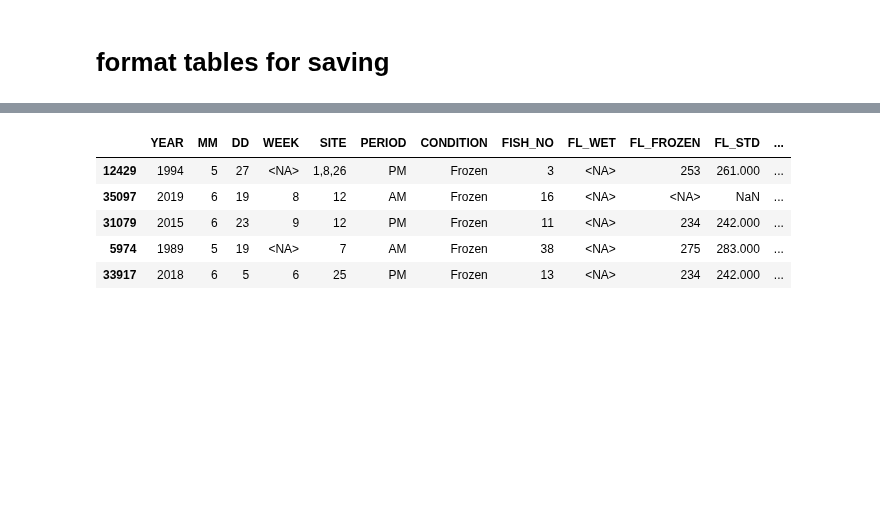
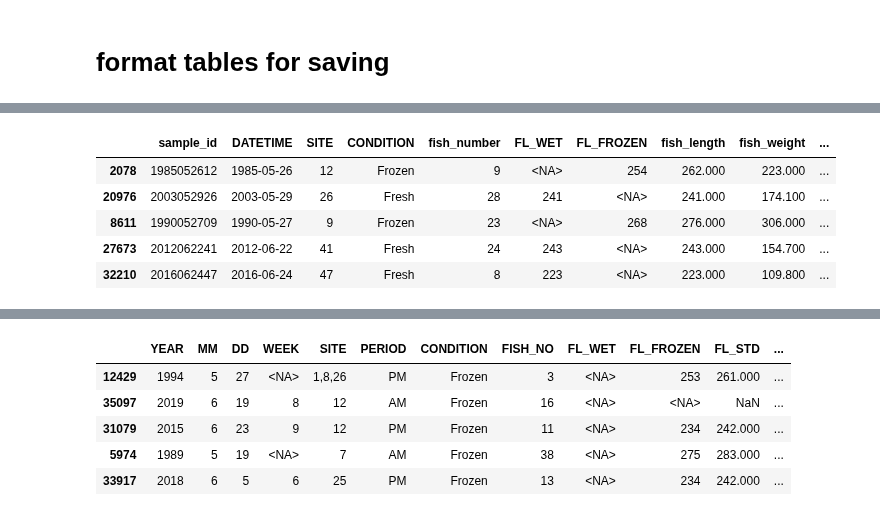
Before and after one commit to dfo-gulf-science/Gaspereau, a Jupyter notebook: 8. Data Wrangling - matching and creating tables.ipynb, the cells around one changed output, grey strips where cells are left out. Cells and saved outputs as stored; diff of their text form; code cells hidden in the pictures; blank space fills up the shorter version.

```diff
--- a/8. Data Wrangling - matching and creating tables.ipynb
+++ b/8. Data Wrangling - matching and creating tables.ipynb
@@ -361,13 +358,13 @@ gaspereau_sample.sample(5)
 # %%
-# SAMPLE DATA
 """uses all detail-related data available - doesn't match well with herring_fishdetail table"""
 
+# ALL CAPS used for unmatched fields
 rename_FD = {
-    'sample_id', 'DATETIME', 'SITE1', 'CONDITION', 'FISH_NO', 'FL_WET',
-    'FL_FROZEN', 'FL_STD', 'WEIGHT', 'SPECIES', 'SEX', 'MATURITY',
-    'GONAD_WEIGHT', '1st Person Aging', 'AGE', 'FSP', 'Comments',
-    '2nd Person Aging', 'AGE.1', 'FSP.1', 'Comments.1', 'Envelop Comments',
-    'AGE_notes', 'FSP_notes'
+    'SITE1': 'SITE', 'FISH_NO': 'fish_number', 'FL_STD': 'fish_length',
+    'WEIGHT': 'fish_weight', 'MATURITY': 'maturity_id',
+    'GONAD_WEIGHT': 'gonad_weight', '1st Person Aging': 'AGING_PERSON_1', 'AGE': 'AGE_1', 'FSP': 'FSP_1',
+    'Comments': 'AGE_COMMENTS_1', '2nd Person Aging': 'AGING_PERSON_2', 'AGE.1': 'AGE_2', 'FSP.1': 'FSP_2',
+    'Comments.1': 'AGE_COMMENTS_2', 'Envelop Comments': 'remarks', 'AGE_notes': 'AGE_NOTES', 'FSP_notes': 'FSP_NOTES'
 }
 
 gaspereau_fishdetails = df_FD[[
@@ -375,7 +372,7 @@ gaspereau_fishdetails = df_FD[[
     'CONDITION', 'FISH_NO', 'FL_WET', 'FL_FROZEN', 'FL_STD', 'WEIGHT', 'SPECIES', 'SEX', 'MATURITY',
     'GONAD_WEIGHT', '1st Person Aging', 'AGE', 'FSP', 'Comments', '2nd Person Aging', 'AGE.1', 'FSP.1', 'Comments.1',
     'Envelop Comments', 'AGE_notes', 'FSP_notes'
-]]
+]].rename(columns=rename_FD)
 # %%
 gaspereau_fishdetails.sample(5)
 # %% [output]
@@ -387,0 +402,9 @@ gaspereau_fishdetails.sample(5)
+# %%
+gaspereau_fishdetails.sample(5)
+# %% [output]
+|  | sample_id | DATETIME | SITE | CONDITION | fish_number | FL_WET | FL_FROZEN | fish_length | fish_weight | ... |
+| 2078 | 1985052612 | 1985-05-26 | 12 | Frozen | 9 | <NA> | 254 | 262.000 | 223.000 | ... |
+| 20976 | 2003052926 | 2003-05-29 | 26 | Fresh | 28 | 241 | <NA> | 241.000 | 174.100 | ... |
+| 8611 | 1990052709 | 1990-05-27 | 9 | Frozen | 23 | <NA> | 268 | 276.000 | 306.000 | ... |
+| 27673 | 2012062241 | 2012-06-22 | 41 | Fresh | 24 | 243 | <NA> | 243.000 | 154.700 | ... |
+| 32210 | 2016062447 | 2016-06-24 | 47 | Fresh | 8 | 223 | <NA> | 223.000 | 109.800 | ... |
```
Also changed, not shown: parts of 46 cells of this notebook, 3 other files.
